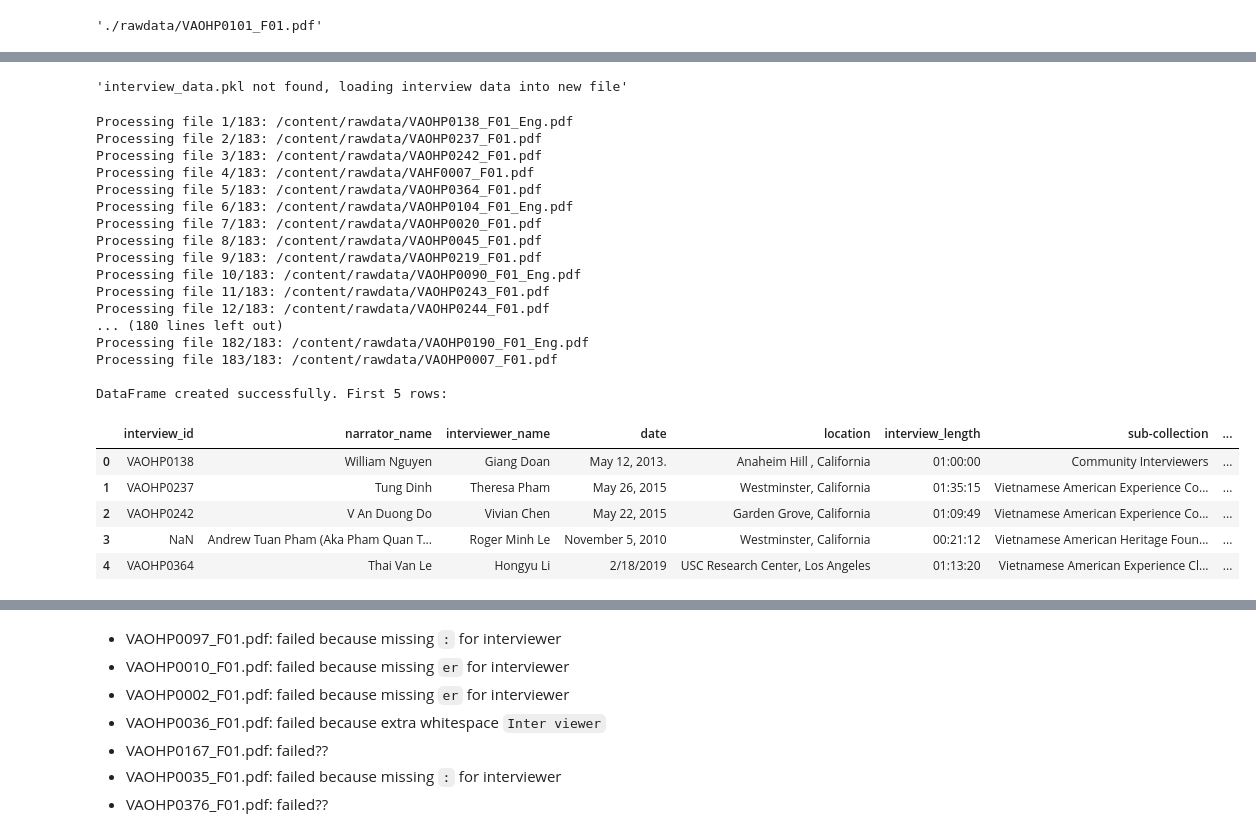
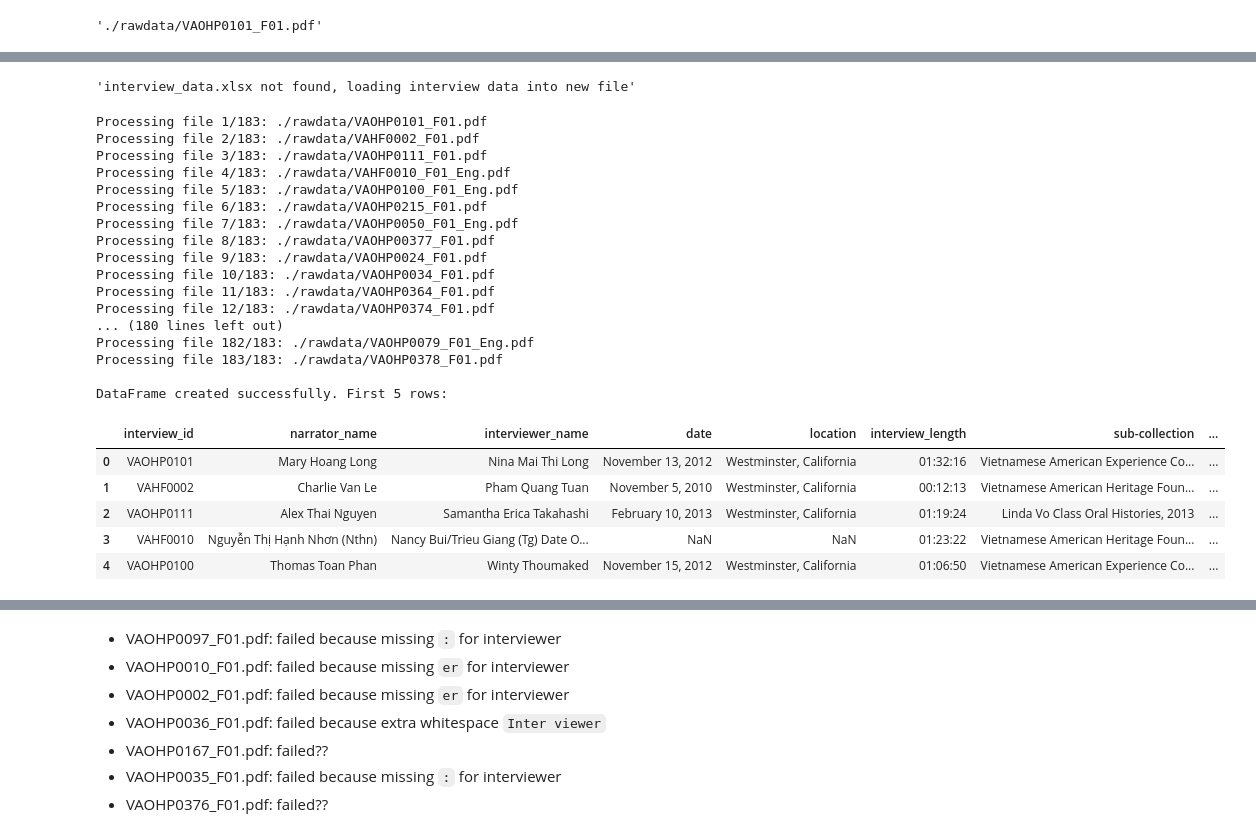
Before and after one commit to not-fritos/26s-curric-803-report, a Jupyter notebook: 26s_CURRIC_803_05_HW_processing.ipynb, the cells around one changed output, grey strips where cells are left out. Cells and saved outputs as stored; diff of their text form; code cells hidden in the pictures.

Commit message:
cleaned up regex for processing

```diff
--- a/26s_CURRIC_803_05_HW_processing.ipynb
+++ b/26s_CURRIC_803_05_HW_processing.ipynb
@@ -304,8 +304,6 @@ def _parse_speakers_dialogue(dialogue_text, narrator_initials, interviewer_initi
         # If initials are missing, we cannot reliably parse.
         raise ValueError(f"failing due to bad initials {narrator_initials = }\t{interviewer_initials = }")
 
-        return "", dialogue_text.strip() if dialogue_text else ""
-
     narrator_init_esc = re.escape(narrator_initials)
     interviewer_init_esc = re.escape(interviewer_initials)
 
@@ -314,8 +312,8 @@ def _parse_speakers_dialogue(dialogue_text, narrator_initials, interviewer_initi
     # The lookahead `(?= ... |$)` ensures that the delimiter itself is not consumed by the match,
     # allowing subsequent matches to start correctly.
     speaker_turn_pattern = re.compile(
-        rf"({interviewer_init_esc}:|{narrator_init_esc}:)(.*?)(?=(?: {interviewer_init_esc}:| {narrator_init_esc}:)|$)",
-        re.DOTALL
+        rf"({interviewer_init_esc}:|{narrator_init_esc}:)(.*?)(?=(?:{interviewer_init_esc}:|{narrator_init_esc}:)|$)",
+        re.MULTILINE
     )
 
     for match in speaker_turn_pattern.finditer(dialogue_text):
@@ -385,7 +383,7 @@ def process_pdf_file(pdf_file, verbose=False):
     for key, value in extracted_interview_data.items():
       display(f"  {key}: {value}")
   # Add the file name to the dictionary before returning
-  match = re.search(r'(VAOHP\d+)', pdf_file)
+  match = re.search(r'(VA...\d+)', pdf_file)
   if match:
     extracted_interview_data['interview_id'] = match.group(1)
   else:
@@ -393,7 +391,7 @@ def process_pdf_file(pdf_file, verbose=False):
   return extracted_interview_data
 
 # test to make sure it works
-test = process_pdf_file(pdf_files[0])
+test = process_pdf_file(pdf_files[13])
 for key, value in test.items():
   # use display on each key, value so that the dialogue doesn't take a bajillion
   # lines and output the entire transcript
@@ -418,54 +416,54 @@ failed_interview_data = []
 df_saved_file_path = 'interview_data.xlsx'
 
 try:
-  pd.read_pickle(df_saved_file_path)
+  pd.read_excel(df_saved_file_path)
   display(f"loading successful: {df.head()}")
 except:
   display(f"{df_saved_file_path} not found, loading interview data into new file")
   for i, pdf_file in enumerate(pdf_files):
       print(f"Processing file {i+1}/{len(pdf_files)}: {pdf_file}")
       try:
         extracted_data = process_pdf_file(pdf_file)
         all_interview_data.append(extracted_data)
       except Exception as e:
         print(f"Error processing {pdf_file}: {e}")
         failed_interview_files.append(pdf_file)
 
   df = pd.DataFrame(all_interview_data)
 
   # Reorder columns to place 'interview_id' at the first position
   if 'interview_id' in df.columns:
     cols = ['interview_id'] + [col for col in df.columns if col != 'interview_id']
     df = df[cols]
 
   print("\nDataFrame created successfully. First 5 rows:")
   display(df.head())
   df.to_excel('interview_data.xlsx')
 # %% [output]
-'interview_data.pkl not found, loading interview data into new file'
+'interview_data.xlsx not found, loading interview data into new file'
-Processing file 1/183: /content/rawdata/VAOHP0138_F01_Eng.pdf
-Processing file 2/183: /content/rawdata/VAOHP0237_F01.pdf
-Processing file 3/183: /content/rawdata/VAOHP0242_F01.pdf
-Processing file 4/183: /content/rawdata/VAHF0007_F01.pdf
-Processing file 5/183: /content/rawdata/VAOHP0364_F01.pdf
-Processing file 6/183: /content/rawdata/VAOHP0104_F01_Eng.pdf
-Processing file 7/183: /content/rawdata/VAOHP0020_F01.pdf
-Processing file 8/183: /content/rawdata/VAOHP0045_F01.pdf
-Processing file 9/183: /content/rawdata/VAOHP0219_F01.pdf
-Processing file 10/183: /content/rawdata/VAOHP0090_F01_Eng.pdf
-Processing file 11/183: /content/rawdata/VAOHP0243_F01.pdf
-Processing file 12/183: /content/rawdata/VAOHP0244_F01.pdf
+Processing file 1/183: ./rawdata/VAOHP0101_F01.pdf
+Processing file 2/183: ./rawdata/VAHF0002_F01.pdf
+Processing file 3/183: ./rawdata/VAOHP0111_F01.pdf
+Processing file 4/183: ./rawdata/VAHF0010_F01_Eng.pdf
+Processing file 5/183: ./rawdata/VAOHP0100_F01_Eng.pdf
+Processing file 6/183: ./rawdata/VAOHP0215_F01.pdf
+Processing file 7/183: ./rawdata/VAOHP0050_F01_Eng.pdf
+Processing file 8/183: ./rawdata/VAOHP00377_F01.pdf
+Processing file 9/183: ./rawdata/VAOHP0024_F01.pdf
+Processing file 10/183: ./rawdata/VAOHP0034_F01.pdf
+Processing file 11/183: ./rawdata/VAOHP0364_F01.pdf
+Processing file 12/183: ./rawdata/VAOHP0374_F01.pdf
 ... (180 lines left out)
-Processing file 182/183: /content/rawdata/VAOHP0190_F01_Eng.pdf
-Processing file 183/183: /content/rawdata/VAOHP0007_F01.pdf
+Processing file 182/183: ./rawdata/VAOHP0079_F01_Eng.pdf
+Processing file 183/183: ./rawdata/VAOHP0378_F01.pdf
 
 DataFrame created successfully. First 5 rows:
 |  | interview_id | narrator_name | interviewer_name | date | location | interview_length | sub-collection | ... |
-| 0 | VAOHP0138 | William Nguyen | Giang Doan | May 12, 2013. | Anaheim Hill , California | 01:00:00 | Community Interviewers | ... |
-| 1 | VAOHP0237 | Tung Dinh | Theresa Pham | May 26, 2015 | Westminster, California | 01:35:15 | Vietnamese American Experience Co... | ... |
-| 2 | VAOHP0242 | V An Duong Do | Vivian Chen | May 22, 2015 | Garden Grove, California | 01:09:49 | Vietnamese American Experience Co... | ... |
-| 3 | NaN | Andrew Tuan Pham (Aka Pham Quan T... | Roger Minh Le | November 5, 2010 | Westminster, California | 00:21:12 | Vietnamese American Heritage Foun... | ... |
-| 4 | VAOHP0364 | Thai Van Le | Hongyu Li | 2/18/2019 | USC Research Center, Los Angeles | 01:13:20 | Vietnamese American Experience Cl... | ... |
+| 0 | VAOHP0101 | Mary Hoang Long | Nina Mai Thi Long | November 13, 2012 | Westminster, California | 01:32:16 | Vietnamese American Experience Co... | ... |
+| 1 | VAHF0002 | Charlie Van Le | Pham Quang Tuan | November 5, 2010 | Westminster, California | 00:12:13 | Vietnamese American Heritage Foun... | ... |
+| 2 | VAOHP0111 | Alex Thai Nguyen | Samantha Erica Takahashi | February 10, 2013 | Westminster, California | 01:19:24 | Linda Vo Class Oral Histories, 2013 | ... |
+| 3 | VAHF0010 | Nguyễn Thị Hạnh Nhơn (Nthn) | Nancy Bui/Trieu Giang (Tg) Date O... | NaN | NaN | 01:23:22 | Vietnamese American Heritage Foun... | ... |
+| 4 | VAOHP0100 | Thomas Toan Phan | Winty Thoumaked | November 15, 2012 | Westminster, California | 01:06:50 | Vietnamese American Experience Co... | ... |
 # %%
 display(df)
 # %% [output]
```
Also changed, not shown: parts of 8 cells of this notebook, 1 other file.
